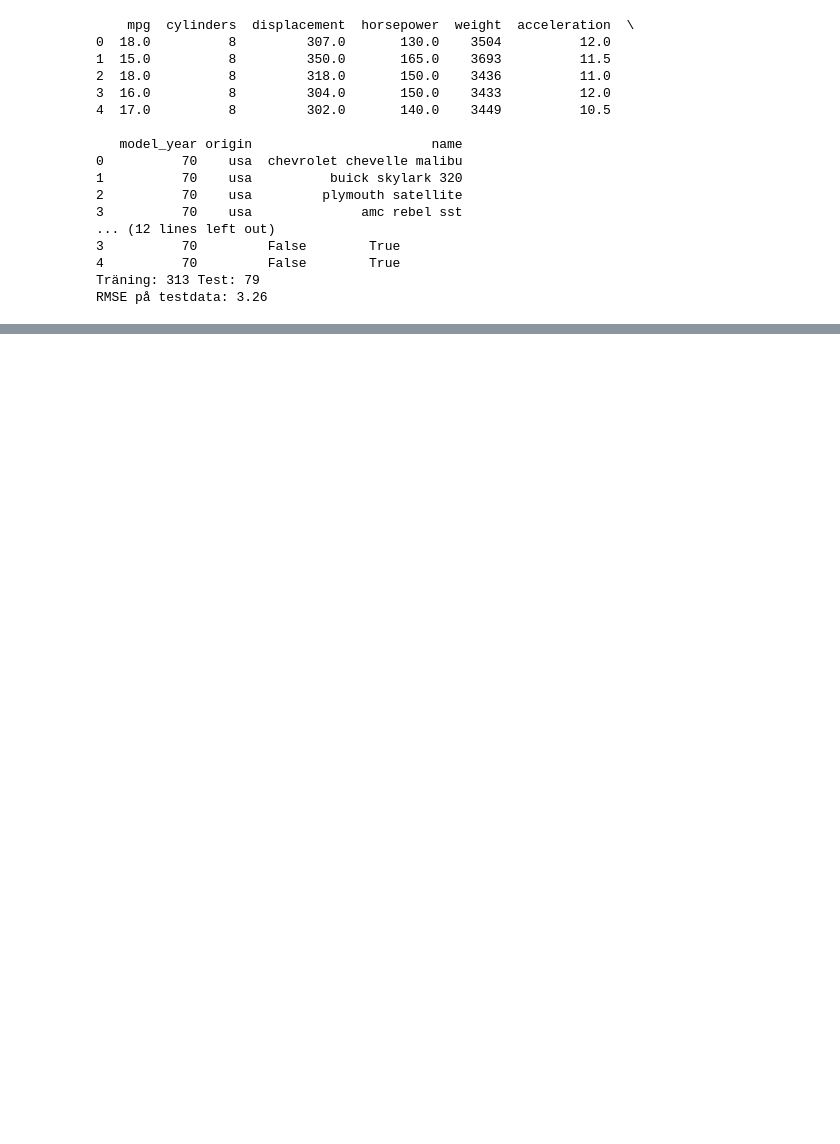
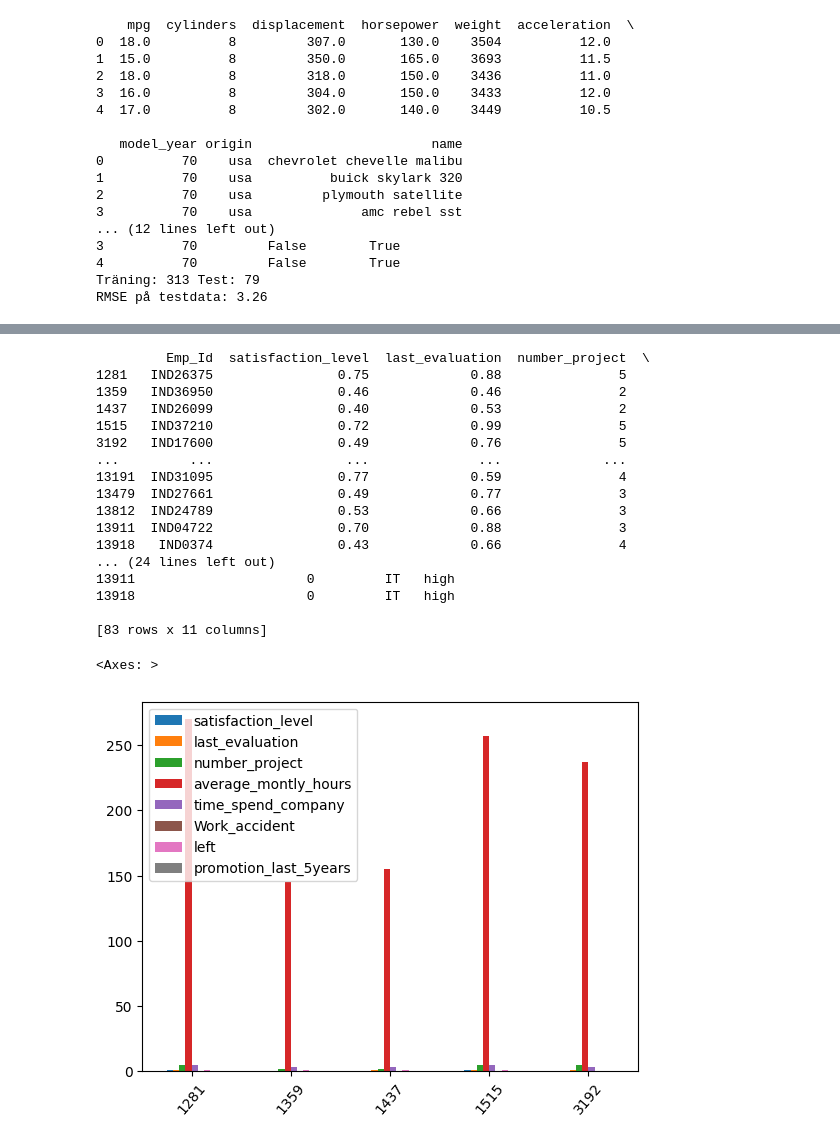
Before and after one commit to malizade616/kod, a Jupyter notebook: filer/statisk/statisk.in_2&3.ipynb, the cells around one changed output, grey strips where cells are left out. Drawn from its saved outputs; the diff is of its cells as text; code cells hidden in the pictures; blank space fills up the shorter version.

```diff
--- a/filer/statisk/statisk.in_2&3.ipynb
+++ b/filer/statisk/statisk.in_2&3.ipynb
@@ -189,0 +269,26 @@ RMSE på testdata: 3.26
+# %%
+# hur många i IT har hög lön?
+sales_1 = df[
+    (df["Department"] == "IT") & (df["salary"] == "high")]
+print(sales_1)
+sales_1.head(5).plot(kind='bar', rot = 50)
+# %% [output]
+         Emp_Id  satisfaction_level  last_evaluation  number_project  \
+1281   IND26375                0.75             0.88               5
+1359   IND36950                0.46             0.46               2
+1437   IND26099                0.40             0.53               2
+1515   IND37210                0.72             0.99               5
+3192   IND17600                0.49             0.76               5
+...         ...                 ...              ...             ...
+13191  IND31095                0.77             0.59               4
+13479  IND27661                0.49             0.77               3
+13812  IND24789                0.53             0.66               3
+13911  IND04722                0.70             0.88               3
+13918   IND0374                0.43             0.66               4
+... (24 lines left out)
+13911                      0         IT   high
+13918                      0         IT   high
+
+[83 rows x 11 columns]
+<Axes: >
+[figure, added]
```
Also changed, not shown: parts of 18 cells of this notebook, 2 other files.
